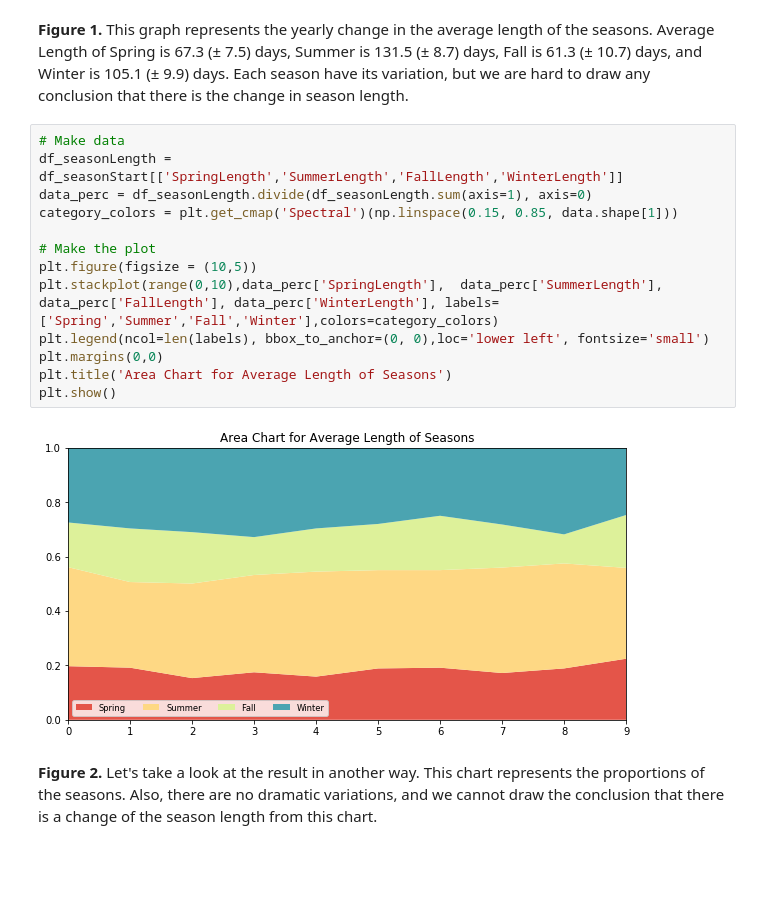
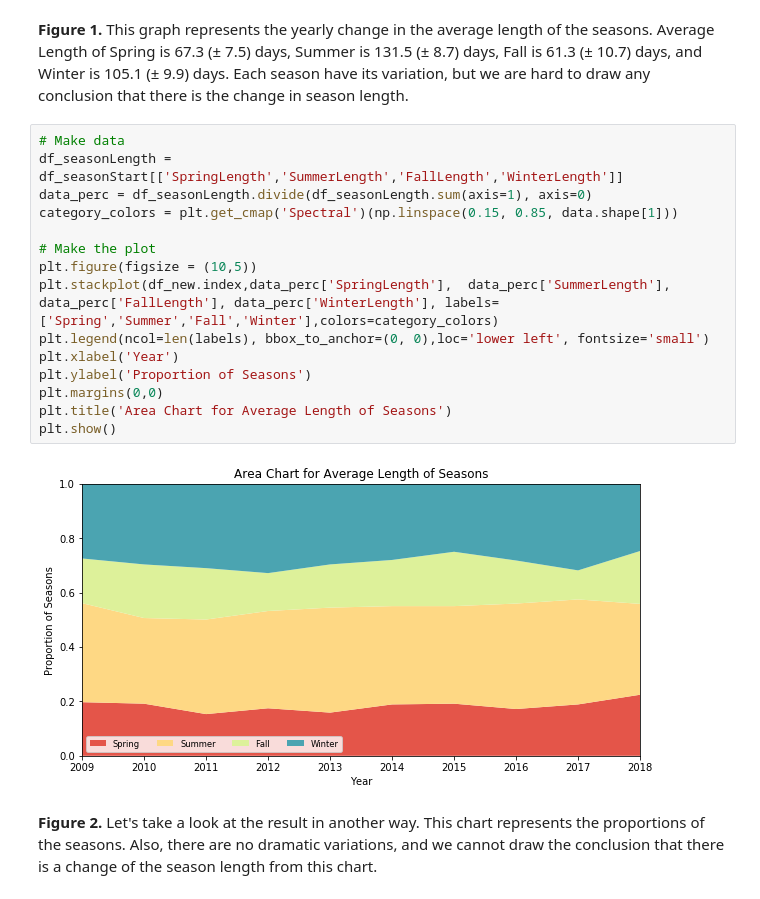
Before and after one commit to 890805/Thinkful_Data_Jimin, a Jupyter notebook: Thinkful_Capstone1_JiminShin/Thinkful_Capston_01.ipynb, the cells around one changed output. Drawn from its saved outputs; the diff is of its cells as text; blank space fills up the shorter version.

```diff
--- a/Thinkful_Capstone1_JiminShin/Thinkful_Capston_01.ipynb
+++ b/Thinkful_Capstone1_JiminShin/Thinkful_Capston_01.ipynb
@@ -250,18 +250,20 @@ Each season have its variation, but we are hard to draw any conclusion that ther
 # %%
 # Make data
 df_seasonLength = df_seasonStart[['SpringLength','SummerLength','FallLength','WinterLength']]
 data_perc = df_seasonLength.divide(df_seasonLength.sum(axis=1), axis=0)
 category_colors = plt.get_cmap('Spectral')(np.linspace(0.15, 0.85, data.shape[1]))
 
 # Make the plot
 plt.figure(figsize = (10,5))
-plt.stackplot(range(0,10),data_perc['SpringLength'],  data_perc['SummerLength'],  data_perc['FallLength'], data_perc['WinterLength'], labels=['Spring','Summer','Fall','Winter'],colors=category_colors)
+plt.stackplot(df_new.index,data_perc['SpringLength'],  data_perc['SummerLength'],  data_perc['FallLength'], data_perc['WinterLength'], labels=['Spring','Summer','Fall','Winter'],colors=category_colors)
 plt.legend(ncol=len(labels), bbox_to_anchor=(0, 0),loc='lower left', fontsize='small')
+plt.xlabel('Year')
+plt.ylabel('Proportion of Seasons')
 plt.margins(0,0)
 plt.title('Area Chart for Average Length of Seasons')
 plt.show()
 # %% [output]
-[figure, old version]
+[figure, new version]
 # %% [markdown]
 **Figure 2.** Let's take a look at the result in another way. This chart represents the proportions of the seasons. Also, there are no dramatic variations, and we cannot draw the conclusion that there is a change of the season length from this chart.
 # %% [markdown]
```
